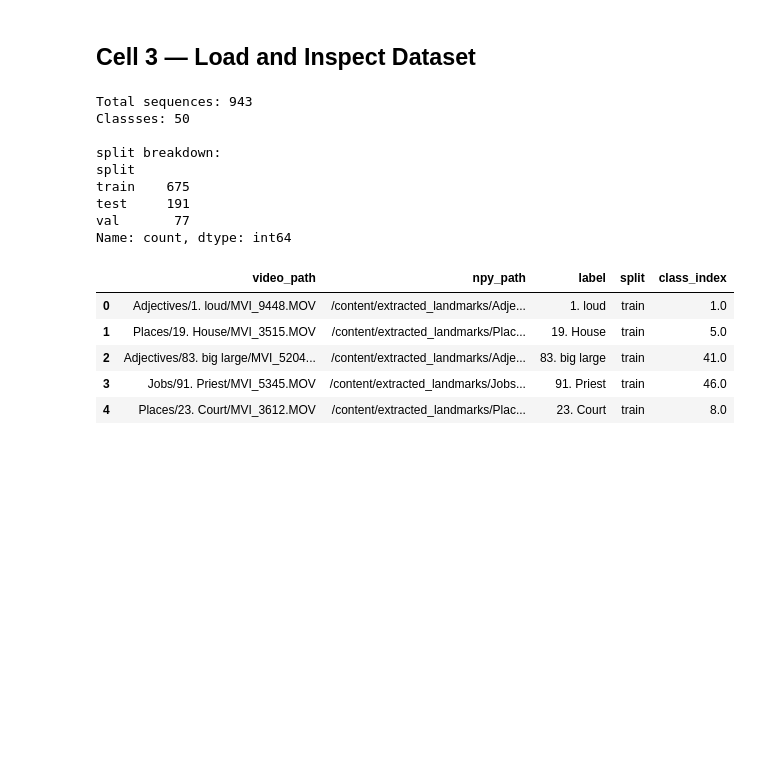
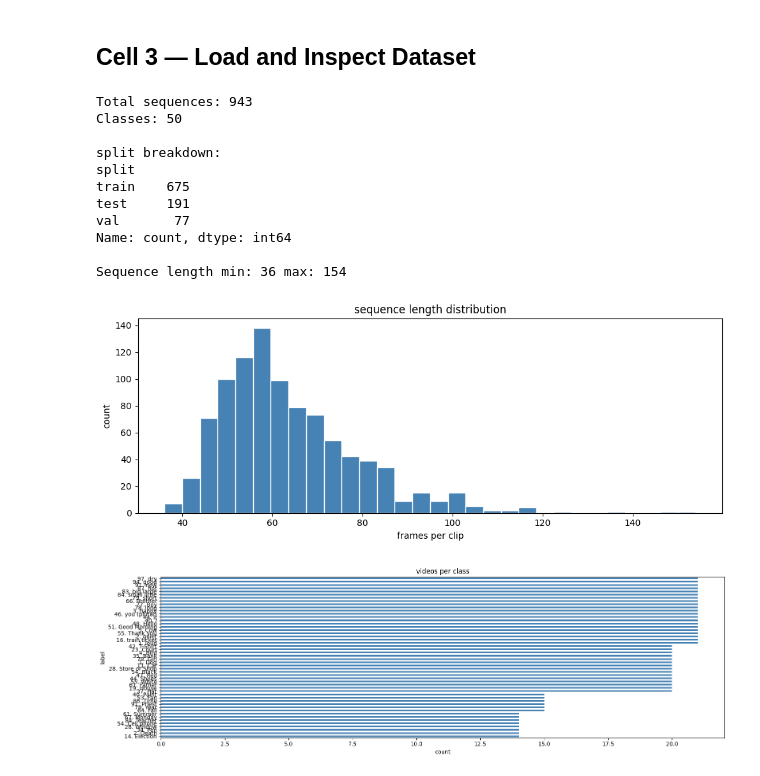
Before and after one commit to Omega-127/Indian-Sign-Language-Recognition, a Jupyter notebook: ISL.ipynb, the cells around one changed output. Drawn from its saved outputs; the diff is of its cells as text; code cells hidden in the pictures; blank space fills up the shorter version.

```diff
--- a/ISL.ipynb
+++ b/ISL.ipynb
@@ -73,39 +73,58 @@ Memory: 15.6 GB
 # %%
 index_df = pd.read_csv(index_csv)
 label_map = pd.read_csv(label_map_csv)
 
 index_df['npy_path'] = index_df['video_path'].apply(
     lambda p: str(Path(extract_dir) / Path(p).with_suffix('.npy'))
 )
 print(f'Total sequences: {len(index_df)}')
-print(f"Classses: {index_df['class_index'].nunique()}")
+print(f"Classes: {index_df['class_index'].nunique()}")
 print()
 print("split breakdown: ")
 print(index_df['split'].value_counts())
 print()
 
 lengths = []
-#for path in index_df['npy_path']:
-  #try:
-    #seq = np.load(path)
+for path in index_df['npy_path']:
+  try:
+    seq = np.load(path)
+    lengths.append(seq.shape[0])
+  except:
+    lengths.append(0)
+
+index_df['seq_length'] = lengths
+print(f"Sequence length min: {min(lengths)} max: {max(lengths)}")
+
+plt.figure(figsize=(10, 4))
+plt.hist(lengths, bins=30, color='steelblue', edgecolor='white')
+plt.title('sequence length distribution')
+plt.xlabel('frames per clip')
+plt.ylabel('count')
+plt.tight_layout()
+plt.show()
+
+plt.figure(figsize=(16, 5))
+class_counts = index_df.groupby('label').size().sort_values()
+class_counts.plot(kind='barh', color='steelblue')
+plt.title('videos per class')
+plt.xlabel('count')
+plt.tight_layout()
+plt.show()
 # %% [output]
 Total sequences: 943
-Classses: 50
+Classes: 50
 
 split breakdown:
 split
 train    675
 test     191
 val       77
 Name: count, dtype: int64
+
+Sequence length min: 36 max: 154
+[figure, added]
+[figure, added]
 # %%
 index_df.head()
-# %% [output]
-|  | video_path | npy_path | label | split | class_index |
-| 0 | Adjectives/1. loud/MVI_9448.MOV | /content/extracted_landmarks/Adje... | 1. loud | train | 1.0 |
-| 1 | Places/19. House/MVI_3515.MOV | /content/extracted_landmarks/Plac... | 19. House | train | 5.0 |
-| 2 | Adjectives/83. big large/MVI_5204... | /content/extracted_landmarks/Adje... | 83. big large | train | 41.0 |
-| 3 | Jobs/91. Priest/MVI_5345.MOV | /content/extracted_landmarks/Jobs... | 91. Priest | train | 46.0 |
-| 4 | Places/23. Court/MVI_3612.MOV | /content/extracted_landmarks/Plac... | 23. Court | train | 8.0 |
 # %%
 label_map.head()
```
Also changed, not shown: parts of 1 cell of this notebook.
